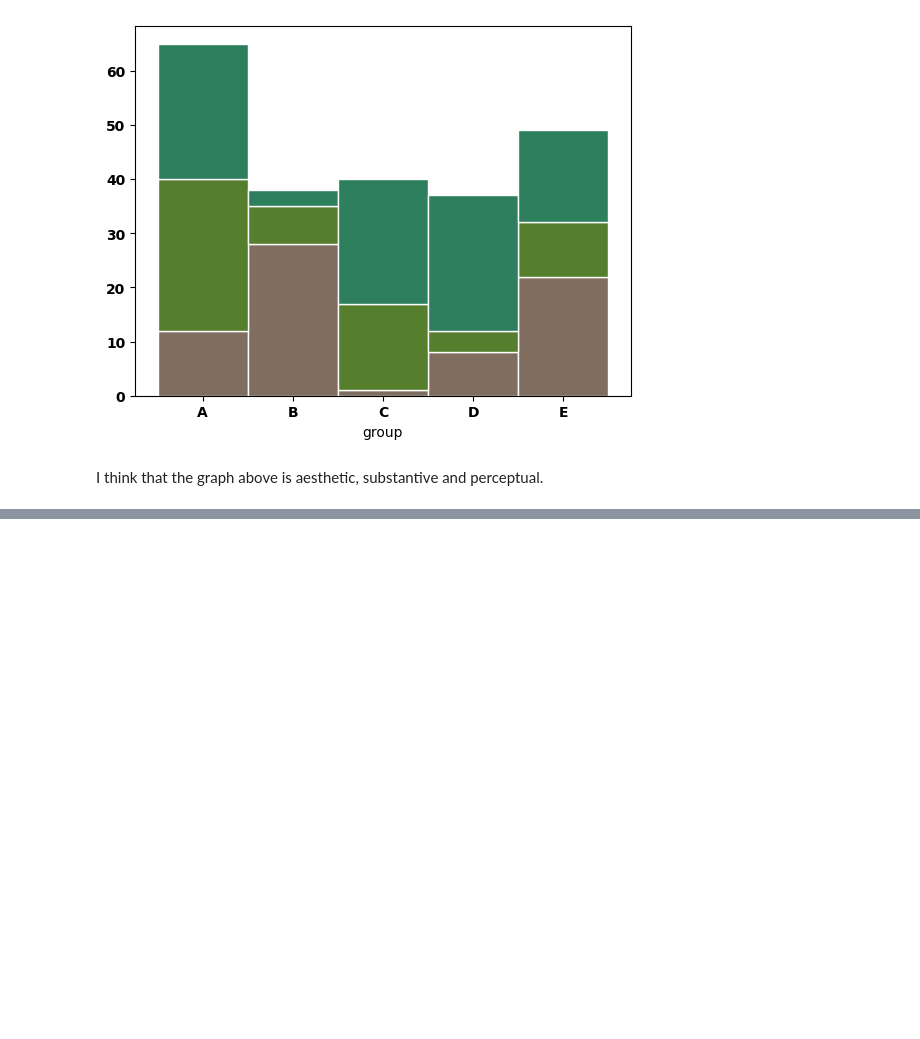
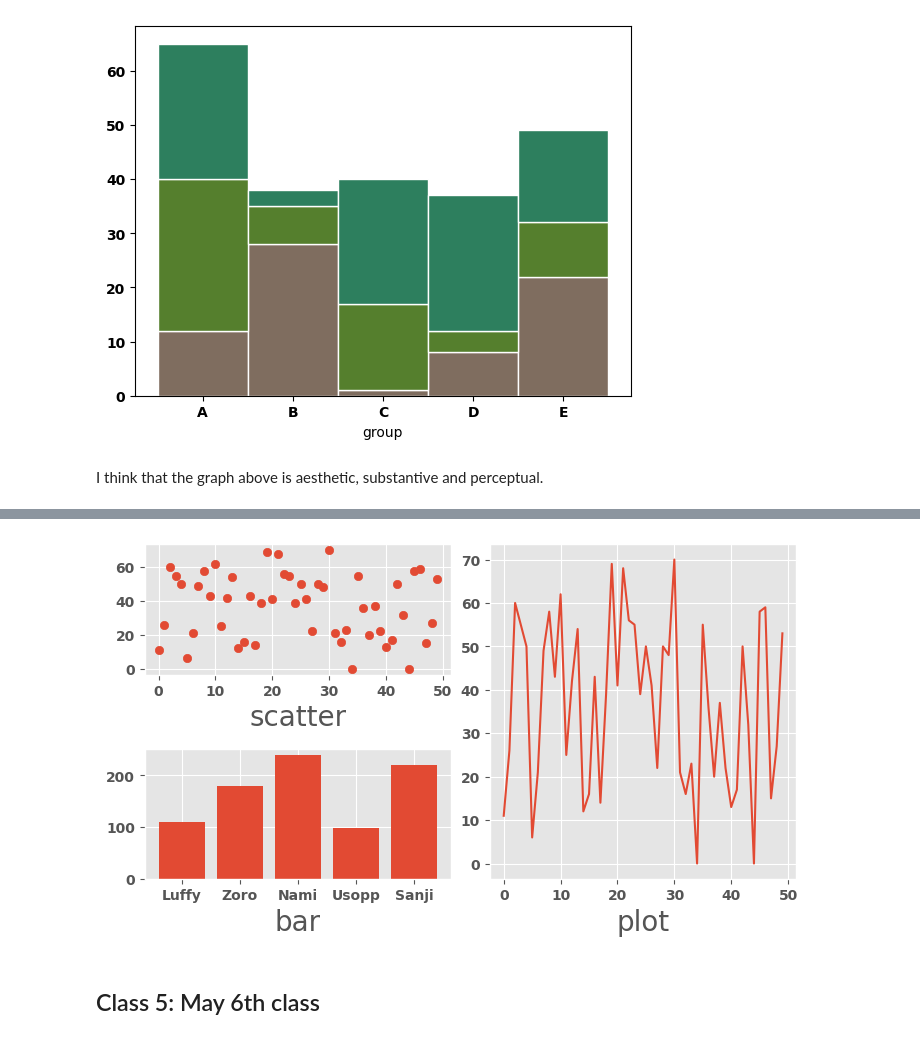
Before and after one commit to ibikadaeze/visualization, a Jupyter notebook: 02_activities/assignments/assignment-1.ipynb, the cells around one changed output, grey strips where cells are left out. Cells and saved outputs as stored; diff of their text form; code cells hidden in the pictures; blank space fills up the shorter version.

```diff
--- a/02_activities/assignments/assignment-1.ipynb
+++ b/02_activities/assignments/assignment-1.ipynb
@@ -284,0 +358,18 @@ ax.plot(x,y2,color='blue', label='person 2')
+# %%
+#define plot layouts and size
+fig, someaxes = plt.subplot_mosaic([['ax1', 'ax3'], ['ax2', 'ax3']],
+                                   figsize=(7, 4),
+                                   layout = 'constrained')
+#create plots
+someaxes["ax1"].scatter(x1,y1)
+someaxes["ax2"].bar(x2,y2)
+someaxes["ax3"].plot(x1,y1)
+#add labels
+someaxes["ax1"].set_xlabel('scatter', fontsize=20)
+someaxes["ax2"].set_xlabel('bar', fontsize=20)
+someaxes["ax3"].set_xlabel('plot', fontsize=20)
+plt.show()
+# %% [output]
+[figure, added]
+# %% [markdown]
+## Class 5: May 6th class
```
Also changed, not shown: parts of 60 cells of this notebook, 1 other file.
